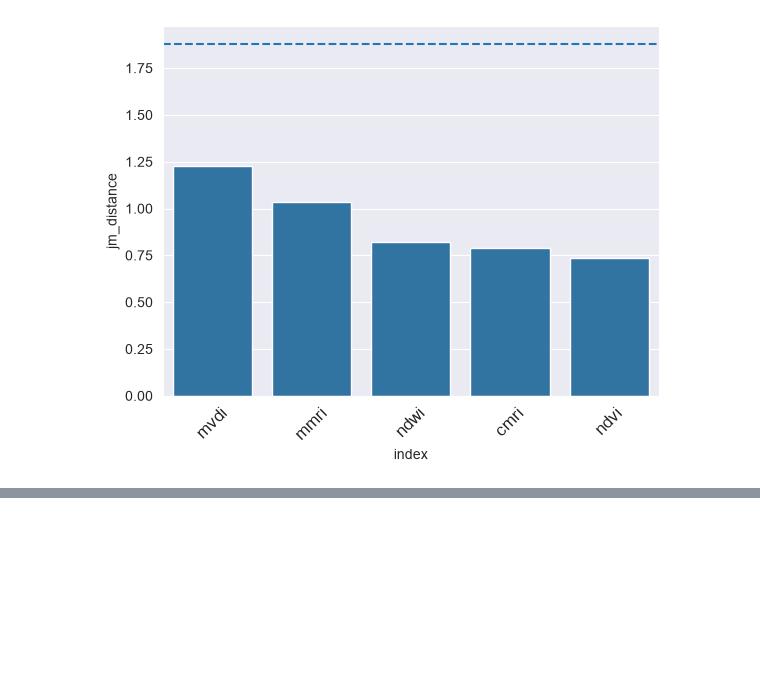
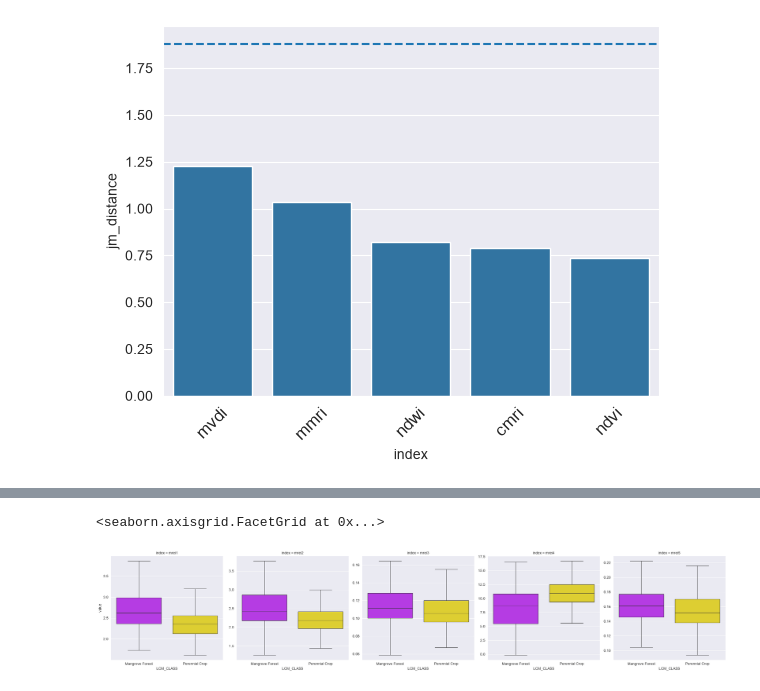
Before and after one commit to jeromemaiquez/gms-ir-mangrove-seagrass-surigao, a Jupyter notebook: main.ipynb, the cells around one changed output, grey strips where cells are left out. Cells and saved outputs as stored; diff of their text form; code cells hidden in the pictures; blank space fills up the shorter version.

Commit message:
Initial EDA of manually-designed indices

```diff
--- a/main.ipynb
+++ b/main.ipynb
@@ -296,0 +325,21 @@ plot.separability_2class(
+# %%
+# Constant b1 & b2 --> constant numerator; smaller b3 & b5 --> smaller denominator --> larger ratio
+mrei1 = 5 * (df_bands.b2 + df_bands.b1) / (df_bands.b3 + df_bands.b5 + config.DENOMINATOR_ERROR_TERM)
+
+# Constant b1 & b2 --> constant numerator; smaller b3 & b4 --> smaller denominator --> larger ratio
+mrei2 = 5 * (df_bands.b2 + df_bands.b1) / (df_bands.b3 + df_bands.b4 + config.DENOMINATOR_ERROR_TERM)
+
+# Taken from documentation (past attempt)
+mrei3 = np.abs(df_bands.b7 - df_bands.b4) / np.abs(df_bands.b8 - df_bands.b4 + config.DENOMINATOR_ERROR_TERM)
+
+# Constant b1 & b2 --> constant denominator; Lower b8 & constant b2 --> smaller numerator --> smaller ratio
+mrei4 = (df_bands.b8 - df_bands.b2) / (df_bands.b2 + df_bands.b1 + config.DENOMINATOR_ERROR_TERM)
+
+# Taken from documentation (past attempt)
+mrei5 = (df_bands.b7 - df_bands.b6) / (df_bands.b8 - df_bands.b6 + config.DENOMINATOR_ERROR_TERM)
+# %%
+df_mrei = df_bands.copy(deep=True).drop(columns=band_names)
+mrei_names = [f'mrei{i+1}' for i in range(5)]
+df_mrei[mrei_names] = np.array([mrei1, mrei2, mrei3, mrei4, mrei5]).T
+df_mrei = indices.remove_outliers(df_mrei, mrei_names, impute=True)
+df_mrei.head()
@@ -296,0 +354,9 @@ plot.separability_2class(
+# %%
+df_mrei_melt = df_mrei.melt(
+    id_vars=['LCM_CLASS'],
+    value_vars=mrei_names,
+    value_name='value',
+    var_name='index'
+)
+
+df_mrei_melt.head()
@@ -296,0 +370,11 @@ plot.separability_2class(
+# %%
+plot.boxplot_bands(
+    data=df_mrei_melt,
+    category_column='LCM_CLASS',
+    value_column='value',
+    band_column='index',
+    cats_compared=vegetation_classes
+)
+# %% [output]
+<seaborn.axisgrid.FacetGrid at 0x...>
+[figure, added]
```
Also changed, not shown: parts of 12 cells of this notebook.
